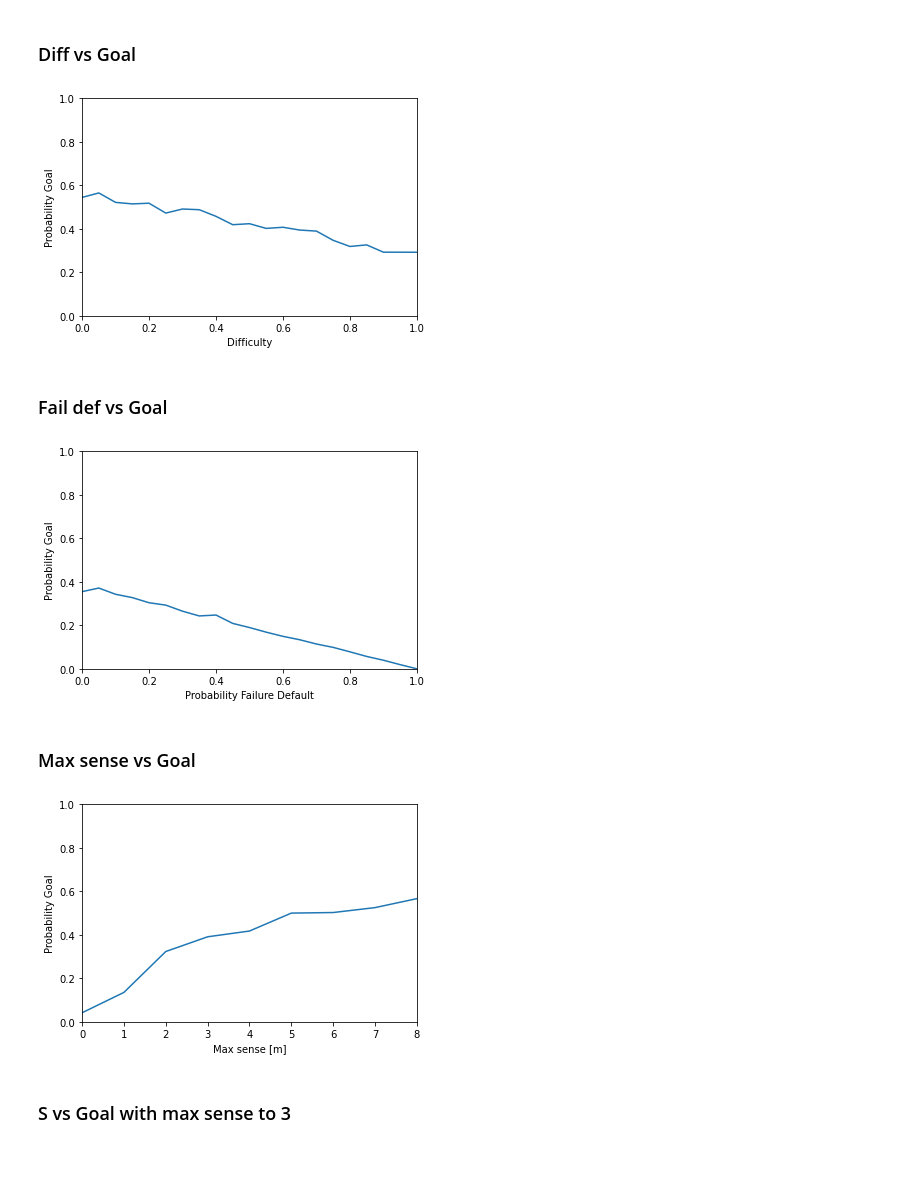
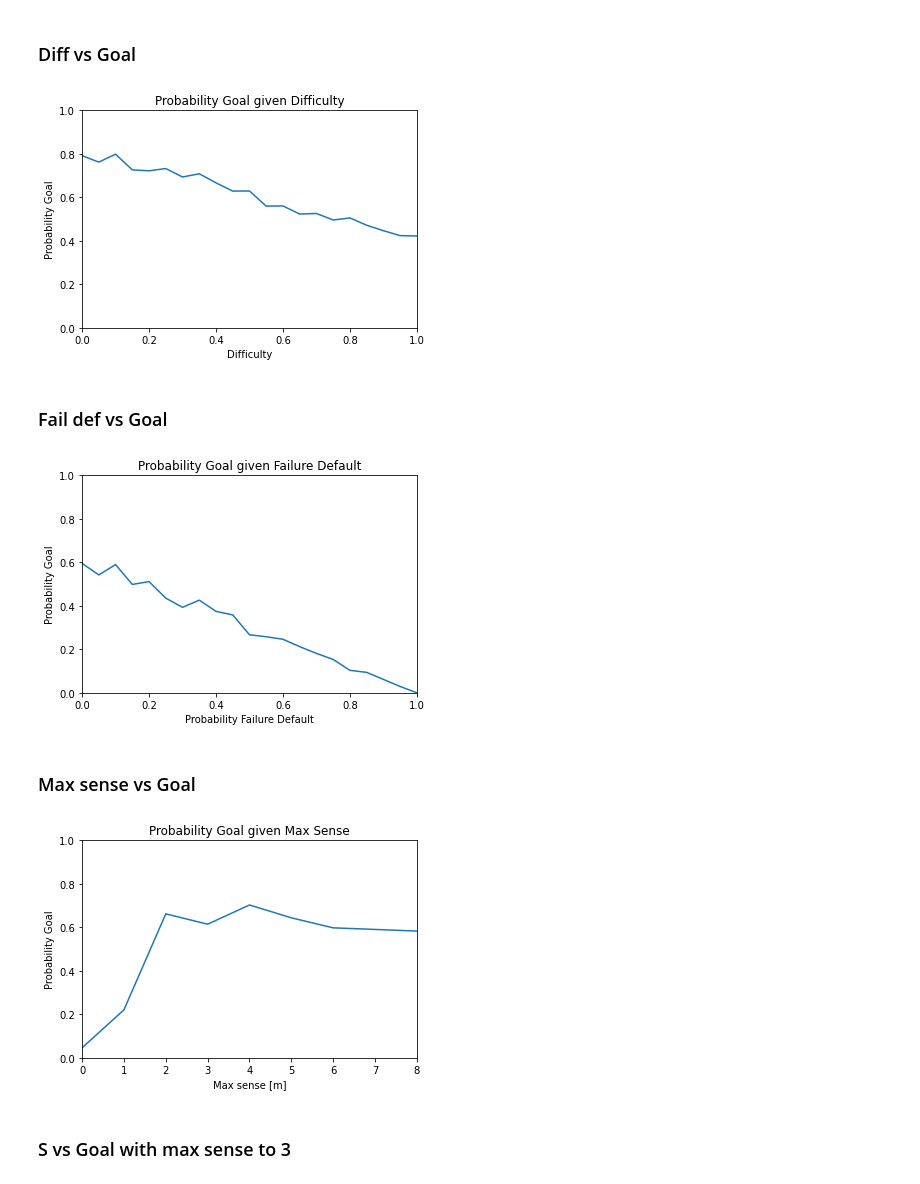
Before and after one commit to carlo98/bayesian-networks-drone-design, a Jupyter notebook: DesignStudyBN.ipynb, the cells around one changed output. Drawn from its saved outputs; the diff is of its cells as text; code cells hidden in the pictures.

Commit message:
Plot for time experiments, difficulty as random value, distances instead of sensors

```diff
--- a/DesignStudyBN.ipynb
+++ b/DesignStudyBN.ipynb
@@ -106,18 +111,18 @@ cpd_go = TabularCPD(variable='G', variable_card=2,  # Goal or Stop
 cpds = [cpd_d, cpd_fd, cpd_f, cpd_go]
 
 # Tables associated to sensors
-for i in range(len(sensors)):
+for i in range(len(distances)):
   cpds.append(TabularCPD(variable='F'+str(i), variable_card=2, values=[[1-failure_sens[i]], [failure_sens[i]]]))
 
 # Creating obstacle failure from sensors failures
 false_probs = [1]  # All sensors free
-combs_prob = create_combinations(len(sensors))  # Noisy-OR
+combs_prob = create_combinations(len(distances))  # Noisy-OR
 for comb in combs_prob:
   false_probs.append(1-comb[1])
 cpd_fo = TabularCPD(variable='Fo', variable_card=2, values=[false_probs,   # Obstacle Failure
                                                             [1-x for x in false_probs]],
-                    evidence=['F'+str(i) for i in range(len(sensors))],
-                    evidence_card=[2 for i in range(len(sensors))])
+                    evidence=['F'+str(i) for i in range(len(distances))],
+                    evidence_card=[2 for i in range(len(distances))])
 cpds.append(cpd_fo)
 # %% [markdown]
 ### Adding tables to model and checking if they are valid
@@ -134,7 +139,7 @@ Cpds and model valid.
 # %% [markdown]
 ### Showing cpds
 # %%
-for i in range(len(sensors)):
+for i in range(len(distances)):
     print("Cpd for Failure Obstacle ", str(i), "\n", agent_succ_model.get_cpds('F'+str(i)))
 print("Cpd for Difficulty\n", agent_succ_model.get_cpds('D'))
 print("Cpd for Default Failure\n", agent_succ_model.get_cpds('Fd'))
@@ -208,11 +213,11 @@ Probability of failure obstacles given G: 1
 # %% [markdown]
 ## Plots
 # %%
-def all_togheter(diff, fail_def, sensors, lambda_sensors, max_sense, s, return_both=False):
+def all_togheter(diff, fail_def, distances, lambda_sensors, max_sense, s, return_both=False):
     agent_succ_model = BayesianModel(edges)
     failure_sens = []
-    for i in range(len(sensors)):
-        measure = np.clip(sensors[i], 0, max_sense)
+    for i in range(len(distances)):
+        measure = np.clip(distances[i], 0, max_sense)
         failure_sens.append(exp_distrib(measure-s, lambda_sensors) if measure > s else 1)
     # Constant tables (no sensor)
     cpd_d = TabularCPD(variable='D', variable_card=2, values=[[1-diff], [diff]])  # Target difficulty
@@ -229,18 +234,18 @@ def all_togheter(diff, fail_def, sensors, lambda_sensors, max_sense, s, return_b
     cpds = [cpd_d, cpd_fd, cpd_f, cpd_go]
 
     # Tables associated to sensors
-    for i in range(len(sensors)):
+    for i in range(len(distances)):
         cpds.append(TabularCPD(variable='F'+str(i), variable_card=2, values=[[1-failure_sens[i]], [failure_sens[i]]]))
 
     # Creating obstacle failure from sensors failures
     false_probs = [1]  # All sensors free
-    combs_prob = create_combinations(len(sensors))  # Noisy-OR
+    combs_prob = create_combinations(len(distances))  # Noisy-OR
     for comb in combs_prob:
         false_probs.append(1-comb[1])
     cpd_fo = TabularCPD(variable='Fo', variable_card=2, values=[false_probs,   # Obstacle Failure
                                                                 [1-x for x in false_probs]],
-                        evidence=['F'+str(i) for i in range(len(sensors))],
-                        evidence_card=[2 for i in range(len(sensors))])
+                        evidence=['F'+str(i) for i in range(len(distances))],
+                        evidence_card=[2 for i in range(len(distances))])
     cpds.append(cpd_fo)
     for cpd in cpds:
         agent_succ_model.add_cpds(cpd)
@@ -258,27 +263,27 @@ def all_togheter(diff, fail_def, sensors, lambda_sensors, max_sense, s, return_b
 fail_def = 0.001
 max_sense = 3
 s = 0.5
-lambda_sensors = 1
 
 diff_values = [float(diff)/100 for diff in range(0, 105, 5)]
 goals = []
 for diff in diff_values:
     tmp_mean = 0
-    for i in range(num_tests_sensors):
-        sensors = [random.random()*max_sense, random.random()*max_sense, random.random()*max_sense]
-        _, bp = all_togheter(diff, fail_def, sensors, lambda_sensors, max_sense, s)
+    for i in range(NUM_TEST_SENSORS):
+        distances = [random.random()*MAX_DIST, random.random()*MAX_DIST, random.random()*MAX_DIST]
+        _, bp = all_togheter(diff, fail_def, distances, lambda_sensors, max_sense, s)
         q = bp.query(variables=['G'], show_progress=False)
         tmp_mean += q.values[1]
-    goals.append(tmp_mean / num_tests_sensors)
+    goals.append(tmp_mean / NUM_TEST_SENSORS)
 # %%
 plt.plot(diff_values, goals)
 plt.xlim([0, 1])
 plt.ylim([0, 1])
+plt.title("Probability Goal given Difficulty")
 plt.xlabel("Difficulty")
 plt.ylabel("Probability Goal")
 plt.show()
 # %% [output]
-[figure, old version]
+[figure, new version]
 # %% [markdown]
 ### Fail def vs Goal
 # %%
@@ -301,11 +305,12 @@ for fail_def in fail_def_values:
 plt.plot(fail_def_values, goals)
 plt.xlim([0, 1])
 plt.ylim([0, 1])
+plt.title("Probability Goal given Failure Default")
 plt.xlabel("Probability Failure Default")
 plt.ylabel("Probability Goal")
 plt.show()
 # %% [output]
-[figure, old version]
+[figure, new version]
 # %% [markdown]
 ### Max sense vs Goal
 # %%
@@ -328,11 +332,12 @@ for max_sense in max_sense_values:
 plt.plot(max_sense_values, goals)
 plt.xlim([max_sense_values[0], max_sense_values[-1]])
 plt.ylim([0, 1])
+plt.title("Probability Goal given Max Sense")
 plt.xlabel("Max sense [m]")
 plt.ylabel("Probability Goal")
 plt.show()
 # %% [output]
-[figure, old version]
+[figure, new version]
 # %% [markdown]
 ### S vs Goal with max sense to 3
 # %%
```
Also changed, not shown: parts of 22 cells of this notebook.
